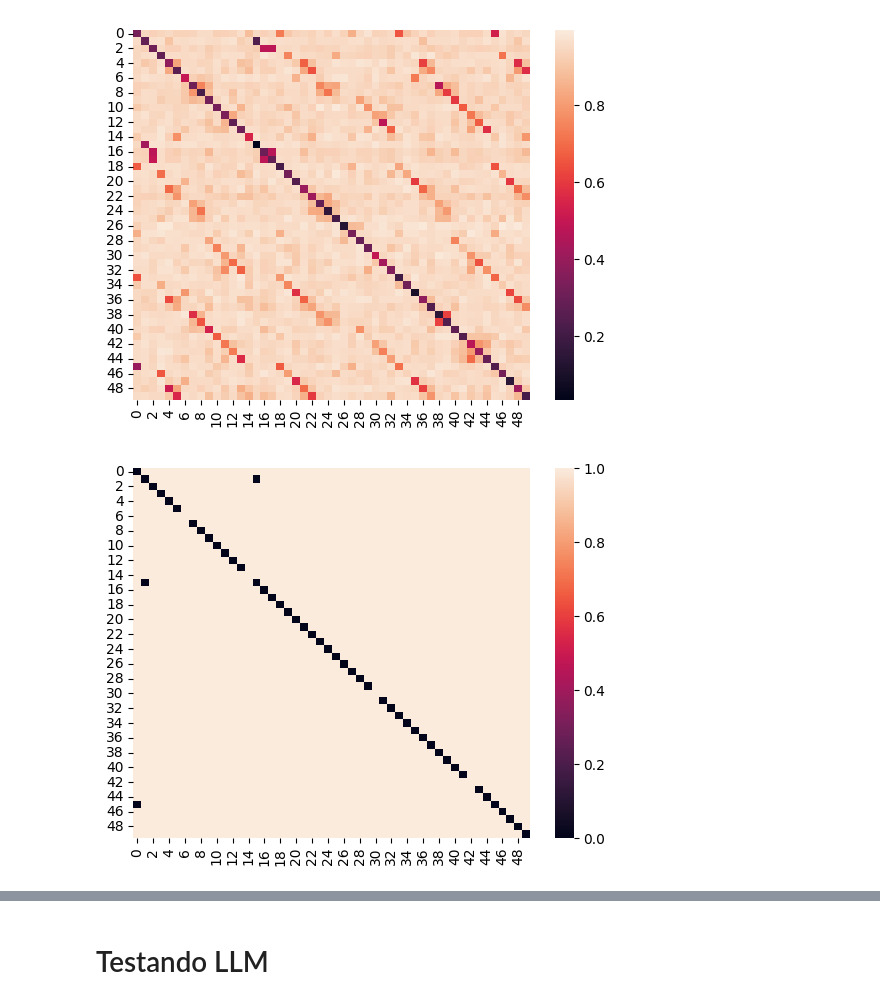
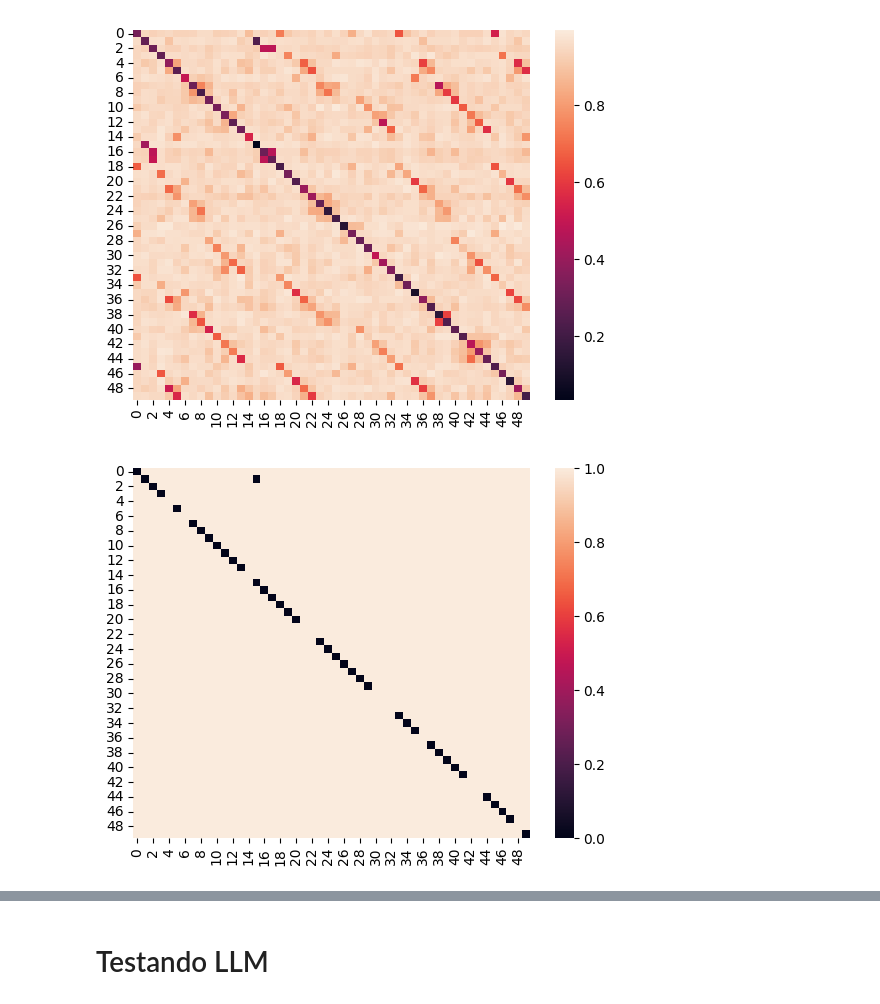
Before and after one commit to joaoloss/neofuturo-desafio-tecnico, a Jupyter notebook: tests.ipynb, the cells around one changed output, grey strips where cells are left out. Cells and saved outputs as stored; diff of their text form; code cells hidden in the pictures.

```diff
--- a/tests.ipynb
+++ b/tests.ipynb
@@ -293,13 +293,13 @@ sns.heatmap(combined_distances);
 # %% [output]
 [figure]
 # %%
-combined_threshold = 0.45 # valor testado empiricamente
+combined_threshold = 0.35 # Valor testado empiricamente
 
 filtered_combined_distances = list()
 for row in combined_distances:
     filtered_row = [0.0 if dist < combined_threshold else 1.0 for dist in row]
     filtered_combined_distances.append(filtered_row)
 sns.heatmap(filtered_combined_distances);
 # %% [output]
-[figure, old version]
+[figure, new version]
 # %%
```
Also changed, not shown: parts of 24 cells of this notebook, 17 other files.
